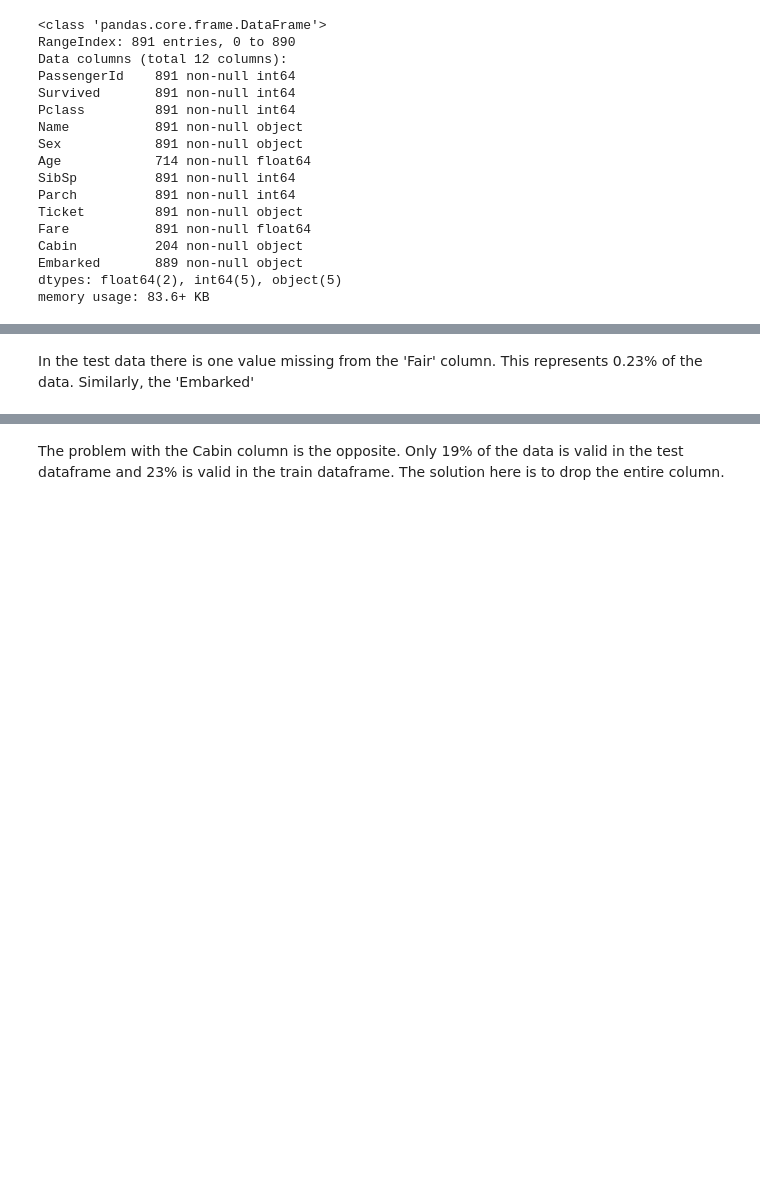
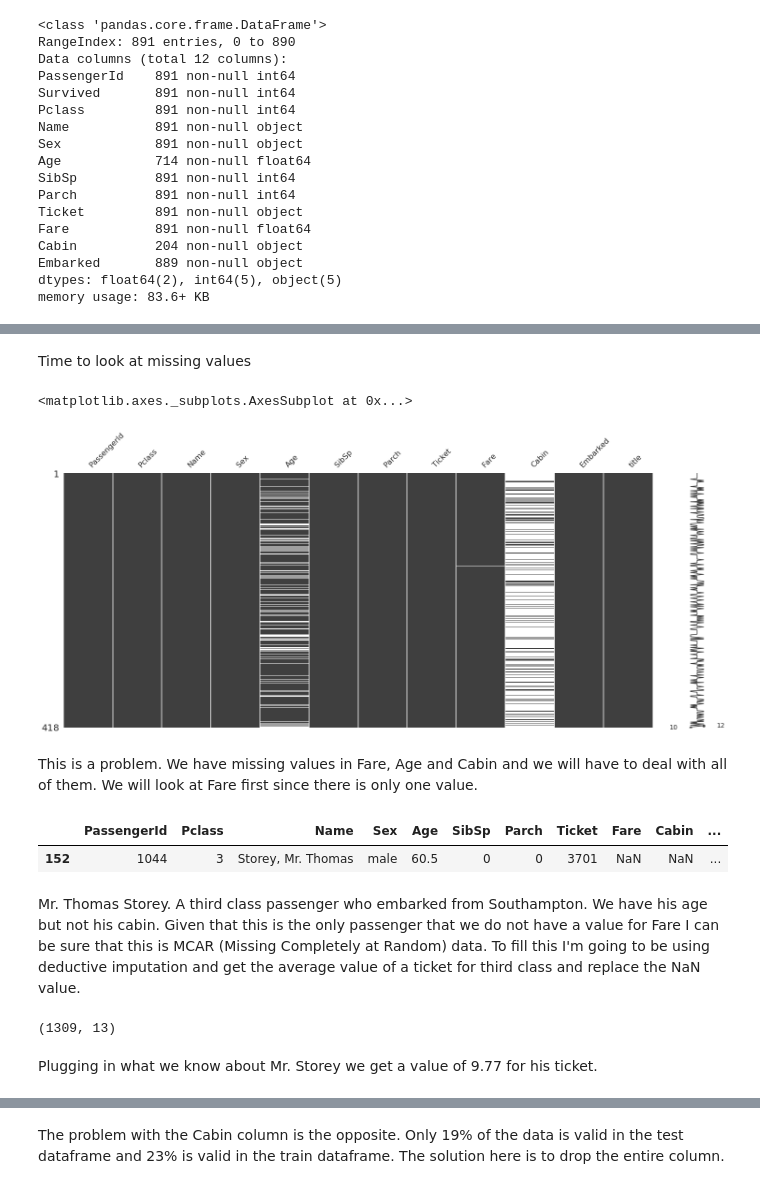
Before and after one commit to satrojan/Titanic, a Jupyter notebook: Titanic.ipynb, the cells around one changed output, grey strips where cells are left out. Cells and saved outputs as stored; diff of their text form; code cells hidden in the pictures; blank space fills up the shorter version.

Commit message:
Basic Imputation

```diff
--- a/Titanic.ipynb
+++ b/Titanic.ipynb
@@ -18,3 +14,23 @@ import missingno as msno
+# %%
+import pandas as pd
+import numpy as np
+import missingno as msno
+
+import matplotlib.pyplot as plt
+import seaborn as sns
+sns.set(style="darkgrid")
+
+from sklearn.ensemble import RandomForestClassifier
+from sklearn.model_selection import cross_val_score
+
+from sklearn.model_selection import train_test_split
+
+from sklearn.preprocessing import StandardScaler
+
+from sklearn.metrics import confusion_matrix
+
+from IPython.core.interactiveshell import InteractiveShell
+InteractiveShell.ast_node_interactivity = "all"
 # %%
 df_test = pd.read_csv('./data/test.csv')
 df_train = pd.read_csv('./data/train.csv')
@@ -92,8 +97,27 @@ df_test['title'] = [re.findall(str_srch,i) for i in df_test.Name.values]
 df_test.title = [df_test.title.values[i][0] for i in range(df_test.shape[0])]
 # %%
 #df_test.title.values #here too
-# %% [markdown]
-In the test data there is one value missing from the 'Fair' column. This represents 0.23% of the data. Similarly, the 'Embarked'
-# %%
-df_test.dropna(subset=['Fare'],inplace=True)
-df_train.dropna(subset=['Embarked'],inplace=True)
+# %% [markdown]
+Time to look at missing values
+# %%
+msno.matrix(df_test)
+# %% [output]
+<matplotlib.axes._subplots.AxesSubplot at 0x...>
+[figure, added]
+# %% [markdown]
+This is a problem. We have missing values in Fare, Age and Cabin and we will have to deal with all of them. We will look at Fare first since there is only one value.
+# %%
+df_test[df_test.Fare.isnull()]
+# %% [output]
+|  | PassengerId | Pclass | Name | Sex | Age | SibSp | Parch | Ticket | Fare | Cabin | ... |
+| 152 | 1044 | 3 | Storey, Mr. Thomas | male | 60.5 | 0 | 0 | 3701 | NaN | NaN | ... |
+# %% [markdown]
+Mr. Thomas Storey. A third class passenger who embarked from Southampton.
+We have his age but not his cabin. Given that this is the only passenger that we do not have a value for Fare I can be sure that this is MCAR (Missing Completely at Random) data. To fill this I'm going to be using deductive imputation and get the average value of a ticket for third class and replace the NaN value.
+# %%
+df_merge=pd.concat([df_train,df_test],sort=False)
+df_merge.shape
+# %% [output]
+(1309, 13)
+# %% [markdown]
+Plugging in what we know about Mr. Storey we get a value of 9.77 for his ticket.
```
Also changed, not shown: parts of 108 cells of this notebook, 3 other files.
